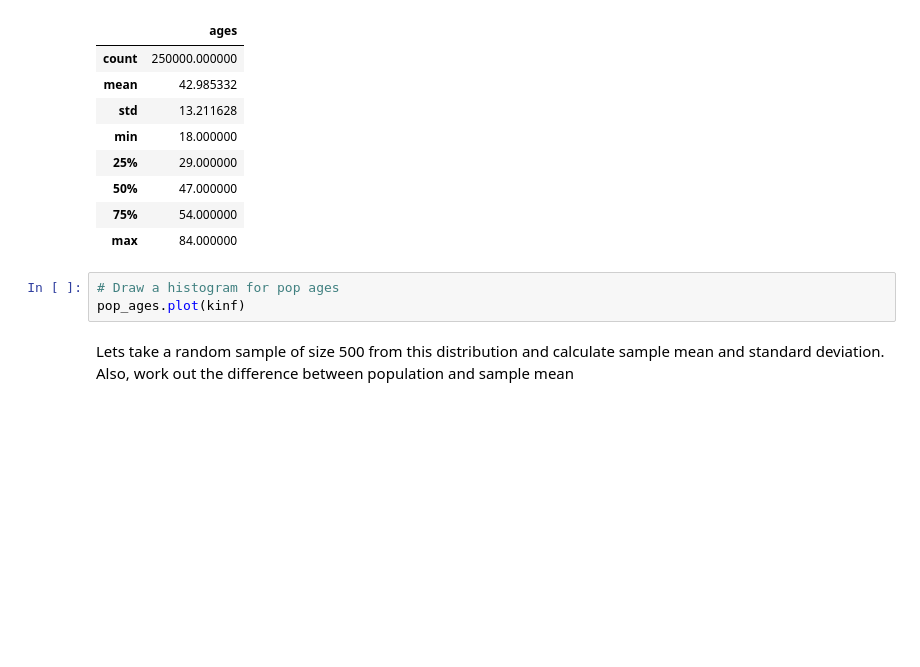
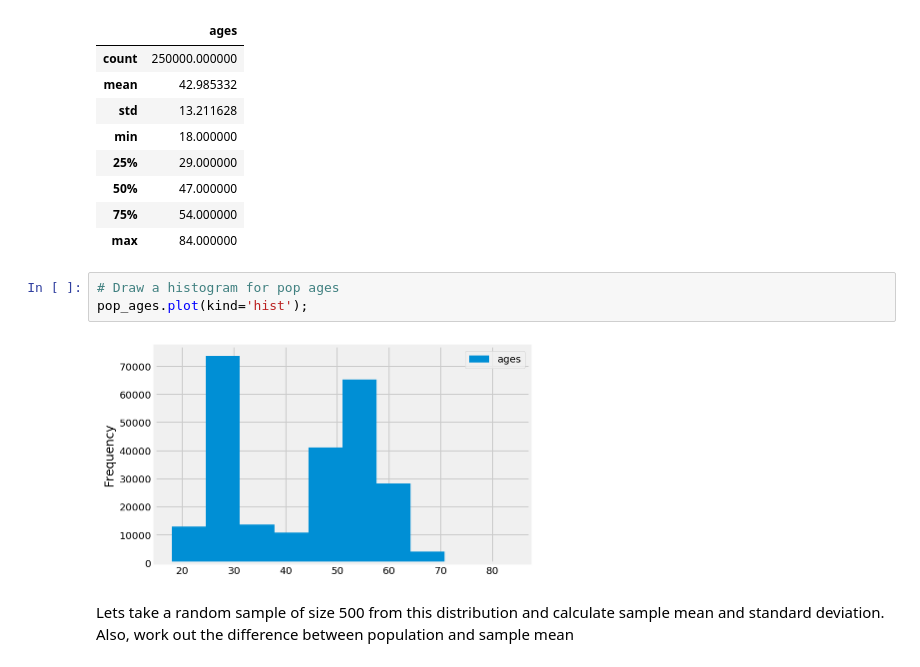
Before and after one commit to BSHaidar/dsc-confidence-intervals-lab-dc-ds-career-042219, a Jupyter notebook: index.ipynb, the cells around one changed output. Drawn from its saved outputs; the diff is of its cells as text; blank space fills up the shorter version.

```diff
--- a/index.ipynb
+++ b/index.ipynb
@@ -70,7 +70,9 @@ pop_ages.describe()
 | max | 84.000000 |
 # %%
 # Draw a histogram for pop ages
-pop_ages.plot(kinf)
+pop_ages.plot(kind='hist');
+# %% [output]
+[figure, added]
 # %% [markdown]
 Lets take a random sample of size 500 from this distribution and calculate sample mean and standard deviation. Also, work out the difference between population and sample mean
 # %%
```
